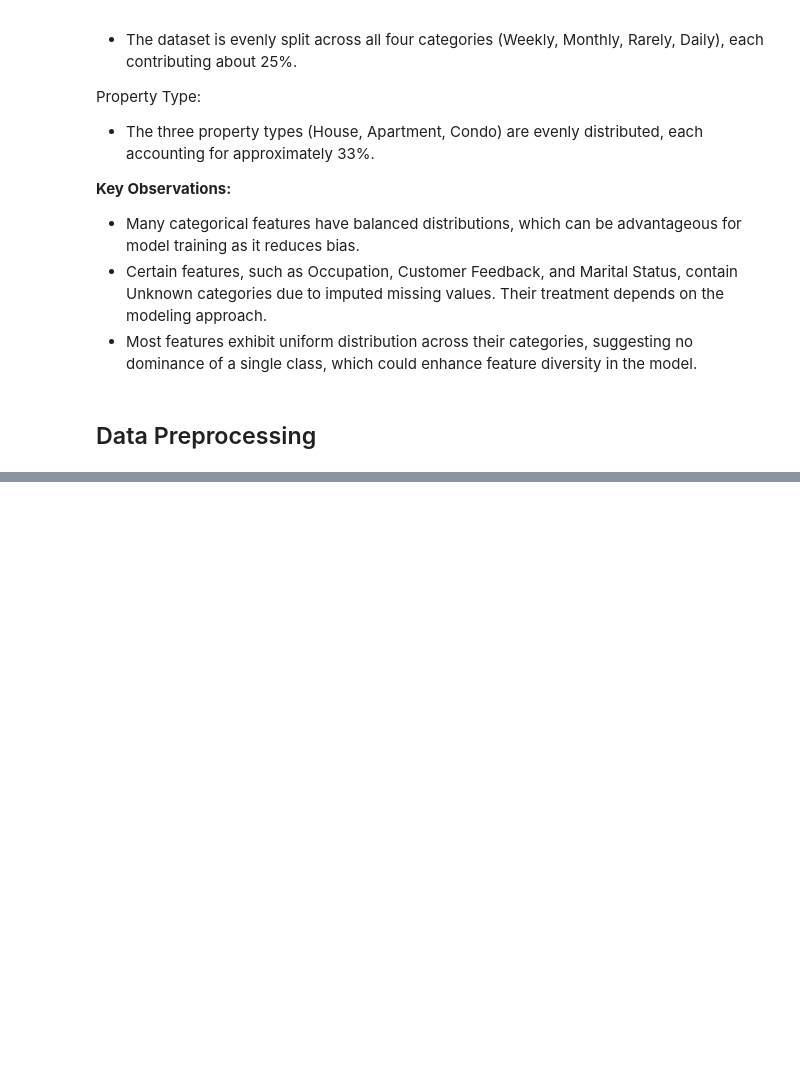
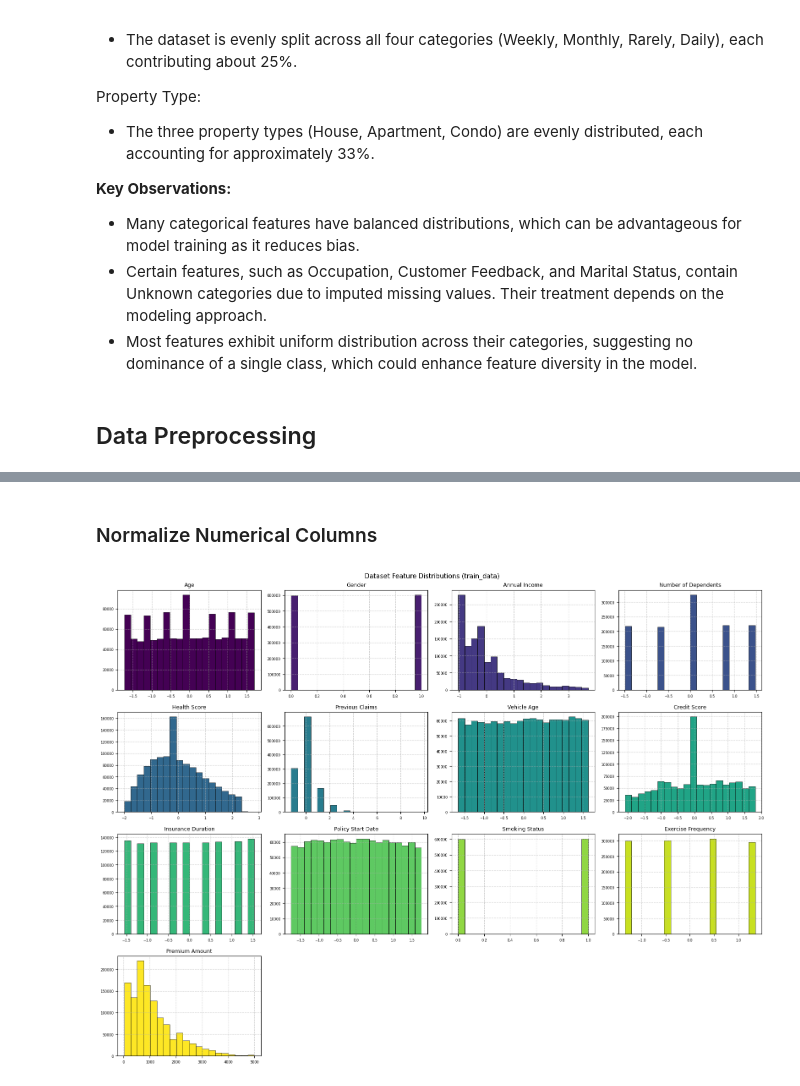
Before and after one commit to tothanhdat2006/kaggle-practice, a Jupyter notebook: playground-series-s4e1/playground-series-s4e1.ipynb, the cells around one changed output, grey strips where cells are left out. Saved outputs shown, nothing was run; the diff lists cells and outputs as text; code cells hidden in the pictures; blank space fills up the shorter version.

```diff
--- a/playground-series-s4e1/playground-series-s4e1.ipynb
+++ b/playground-series-s4e1/playground-series-s4e1.ipynb
@@ -1056,0 +1059,8 @@ Property Type:
+# %%
+column_name = 'Policy Start Date'
+train_data[column_name] = pd.to_datetime(train_data[column_name], errors='raise')
+test_data[column_name] = pd.to_datetime(test_data[column_name], errors='raise')
+
+# Convert datetime to epoch time (in seconds)
+train_data[column_name] = train_data[column_name].astype(np.int64) / 10**9
+test_data[column_name] = test_data[column_name].astype(np.int64) / 10**9
@@ -1056,0 +1192,47 @@ Property Type:
+# %% [markdown]
+### Normalize Numerical Columns
+# %%
+# Select numerical columns
+numerical_columns = train_data.select_dtypes(include=['float64']).columns
+numerical_columns = numerical_columns[numerical_columns != target_column]
+
+# Applying Normalization
+scaler = StandardScaler()
+train_data[numerical_columns] = scaler.fit_transform(train_data[numerical_columns])
+test_data[numerical_columns] = scaler.transform(test_data[numerical_columns])
+# %%
+# Identify numeric columns only (excluding boolean columns)
+numeric_columns = train_data.select_dtypes(include=[np.number]).columns
+
+# Calculate the number of rows and columns needed
+num_features = len(numeric_columns)
+num_cols = 4
+num_rows = math.ceil(num_features / num_cols)
+
+# Create subplots
+fig, axes = plt.subplots(nrows=num_rows, ncols=num_cols, figsize=(16, num_rows * 3))
+viridis_cmap = cm.get_cmap('viridis', len(numeric_columns))
+
+# Plot each numeric column
+for i, column in enumerate(numeric_columns):
+    ax = axes.flatten()[i]
+    train_data[column].hist(
+        ax=ax,
+        bins=20,
+        color=viridis_cmap(i / len(numeric_columns)),
+        edgecolor='black',
+        linewidth=0.5
+    )
+    ax.set_title(column, fontsize=9)
+    ax.tick_params(axis='both', which='major', labelsize=6)
+    ax.grid(True, linestyle='--', alpha=0.6)
+
+# Remove empty subplots if any
+for j in range(i + 1, len(axes.flatten())):
+    fig.delaxes(axes.flatten()[j])
+
+plt.suptitle('Dataset Feature Distributions (train_data)', fontsize=11)
+plt.tight_layout()
+plt.show()
+# %% [output]
+[figure, added]
```
Also changed, not shown: parts of 25 cells of this notebook.
